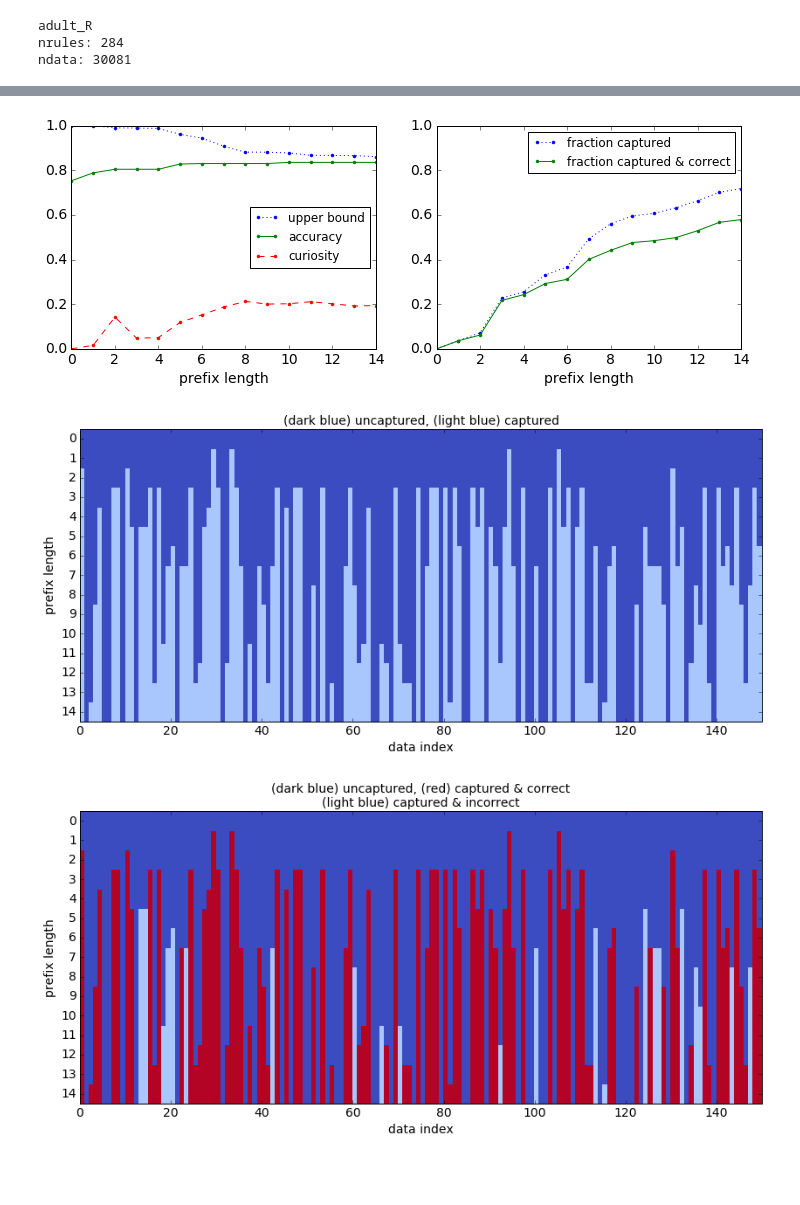
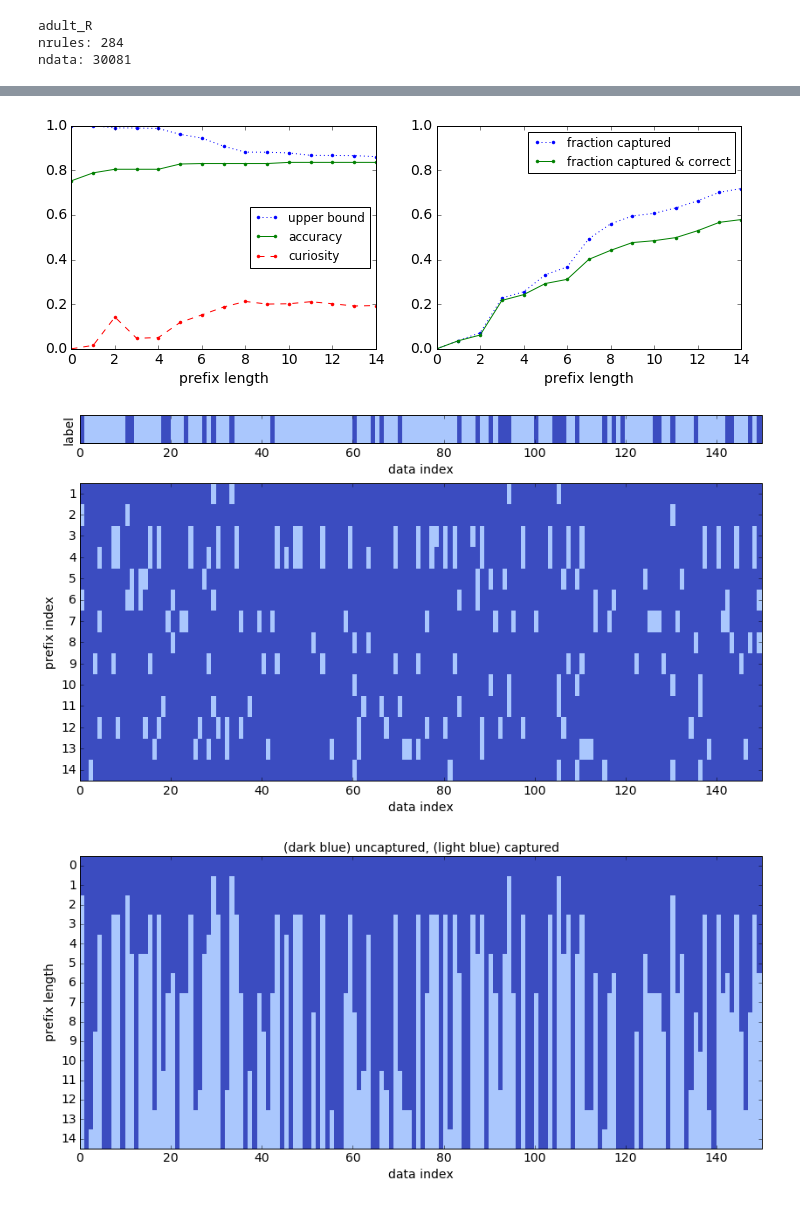
Before and after one commit to nlarusstone/corels-test, a Jupyter notebook: notebooks/hongyu.ipynb, the cells around one changed output, grey strips where cells are left out. Cells and saved outputs as stored; diff of their text form; code cells hidden in the pictures; blank space fills up the shorter version.

```diff
--- a/notebooks/hongyu.ipynb
+++ b/notebooks/hongyu.ipynb
@@ -127,32 +126,33 @@ There is another example rule list in our earlier paper http://arxiv.org/pdf/160
     else if Husband, then probability to make over 50K = 0.126
     else if Prof-specialty, then probability to make over 50K = 0.148
     else if Exec-managerial,Male, then probability to make over 50K = 0.193
     else if Full-time,Private, then probability to make over 50K = 0.026
     else (default rule) then probability to make over 50K = 0.066
 
 """
 prefix = (45, 77, 35, 33, 69, 121, 86, 97, 221, 122, 59, 54, 169, 180)
 
 given_prefix(prefix, cache, rules, ones, ndata, max_accuracy=max_accuracy)
+viz.data_points(prefix, rule_names, ndata, rules, ones)
 viz.prefix_trace(prefix, cache, rule_names, ndata, rules, ones)
 # %% [output]
 max: 0 -> 0.788338153652
 max: 0.788338153652 -> 0.804361557129
 max: 0.804361557129 -> 0.827931252285
 max: 0.827931252285 -> 0.830025597553
 max: 0.830025597553 -> 0.835244838935
 prefix: (45, 77, 35, 33, 69, 121, 86, 97, 221, 122, 59, 54, 169, 180)
 prediction: (0, 0, 1, 1, 0, 0, 1, 1, 1, 0, 1, 1, 1, 1)
 accuracy: 0.8352448389
 upper_bound: 0.8609088794
 num_captured: 21598
 num_captured_correct: 17414
 sum(not_captured): 8483
 ... (12 lines left out)
 else if {capital.loss=capital-lossEQ0,hours.per.week=Part-time} then predict 1
 else if {occupation=Other-service,capital.loss=capital-lossEQ0} then predict 1
 else if {occupation=Prof-specialty,sex=Male} then predict 1
 else predict 1
 [figure]
-[figure, old version]
+[figure, new version]
-[figure, old version]
+[figure, new version]
```
Also changed, not shown: parts of 2 cells of this notebook, 2 other files.
